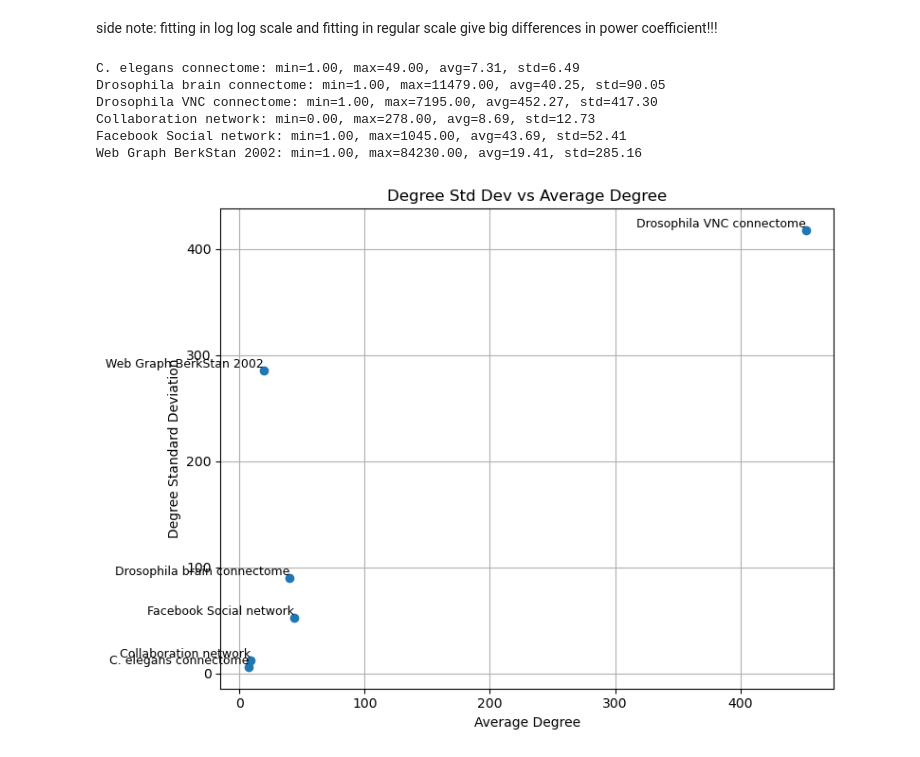
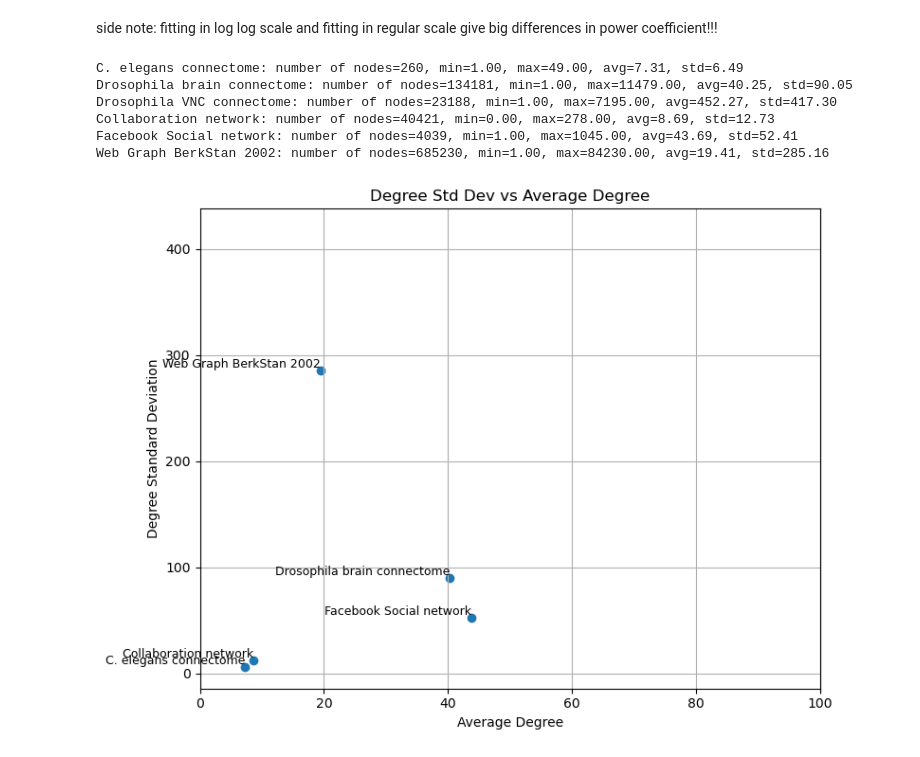
Before and after one commit to haotianh9/graph_teaching, a Jupyter notebook: NetworkScience/4_Scale_free_property.ipynb, the cells around one changed output. Drawn from its saved outputs; the diff is of its cells as text; code cells hidden in the pictures.

```diff
--- a/NetworkScience/4_Scale_free_property.ipynb
+++ b/NetworkScience/4_Scale_free_property.ipynb
@@ -250,37 +250,41 @@ side note: fitting in log log scale and fitting in regular scale give big differ
 # %%
 min_degs = []
 max_degs = []
 avg_degs = []
 std_degs = []
 
 for G, name in zip(graph_list, name_list):
     degrees = np.array([d for _, d in G.degree()])
+    N= degrees.size
     min_deg = degrees.min()
     max_deg = degrees.max()
     avg_deg = degrees.mean()
     std_deg = degrees.std(ddof=0)  # population std
     min_degs.append(min_deg)
     max_degs.append(max_deg)
     avg_degs.append(avg_deg)
     std_degs.append(std_deg)
-    print(f"{name}: min={min_deg:.2f}, max={max_deg:.2f}, avg={avg_deg:.2f}, std={std_deg:.2f}")
+    print(f"{name}: number of nodes={N}, min={min_deg:.2f}, max={max_deg:.2f}, avg={avg_deg:.2f}, std={std_deg:.2f}")
 
 # --- Plot std vs average degree ---
 plt.figure(figsize=(8, 6))
 plt.scatter(avg_degs, std_degs)
 for x, y, label in zip(avg_degs, std_degs, name_list):
+    if x > 100:
+        continue
     plt.text(x, y, label, fontsize=9, ha='right', va='bottom')
 plt.xlabel("Average Degree")
+plt.xlim([0,100])
 plt.ylabel("Degree Standard Deviation")
 plt.title("Degree Std Dev vs Average Degree")
 plt.grid(True)
 plt.tight_layout()
 plt.show()
 # %% [output]
-C. elegans connectome: min=1.00, max=49.00, avg=7.31, std=6.49
-Drosophila brain connectome: min=1.00, max=11479.00, avg=40.25, std=90.05
-Drosophila VNC connectome: min=1.00, max=7195.00, avg=452.27, std=417.30
-Collaboration network: min=0.00, max=278.00, avg=8.69, std=12.73
-Facebook Social network: min=1.00, max=1045.00, avg=43.69, std=52.41
-Web Graph BerkStan 2002: min=1.00, max=84230.00, avg=19.41, std=285.16
+C. elegans connectome: number of nodes=260, min=1.00, max=49.00, avg=7.31, std=6.49
+Drosophila brain connectome: number of nodes=134181, min=1.00, max=11479.00, avg=40.25, std=90.05
+Drosophila VNC connectome: number of nodes=23188, min=1.00, max=7195.00, avg=452.27, std=417.30
+Collaboration network: number of nodes=40421, min=0.00, max=278.00, avg=8.69, std=12.73
+Facebook Social network: number of nodes=4039, min=1.00, max=1045.00, avg=43.69, std=52.41
+Web Graph BerkStan 2002: number of nodes=685230, min=1.00, max=84230.00, avg=19.41, std=285.16
-[figure, old version]
+[figure, new version]
```
